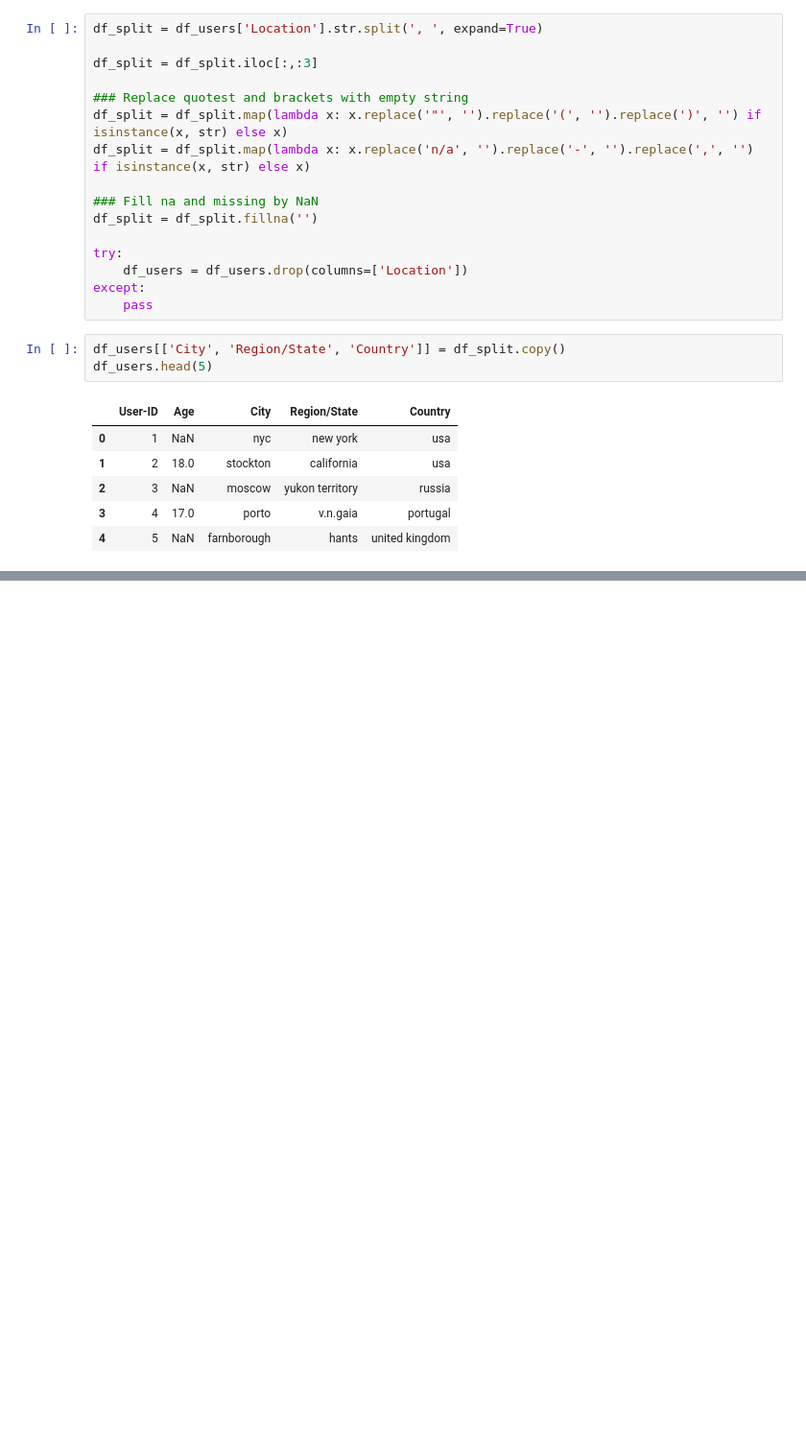
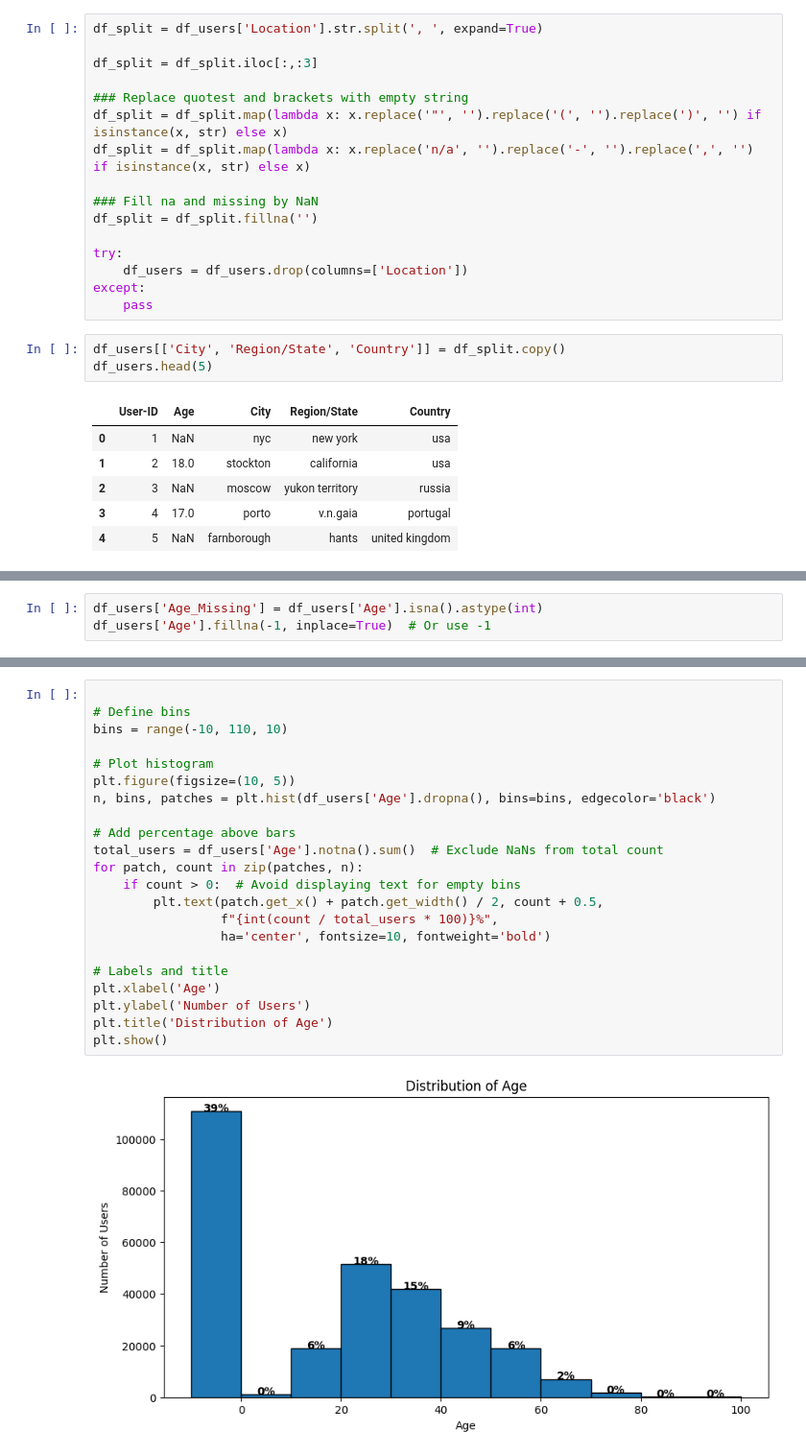
Before and after one commit to jtimko16/book-recommendation, a Jupyter notebook: notebooks/04. Prepare_data_for_model.ipynb, the cells around one changed output, grey strips where cells are left out. Shown at 96% size. Drawn from its saved outputs; the diff is of its cells as text; blank space fills up the shorter version.

```diff
--- a/notebooks/04. Prepare_data_for_model.ipynb
+++ b/notebooks/04. Prepare_data_for_model.ipynb
@@ -85,0 +78,3 @@ np.int64(278858)
+# %%
+df_users['Age_Missing'] = df_users['Age'].isna().astype(int)
+df_users['Age'].fillna(-1, inplace=True)  # Or use -1
@@ -85,0 +97,24 @@ np.int64(278858)
+# %%
+
+# Define bins
+bins = range(-10, 110, 10)
+
+# Plot histogram
+plt.figure(figsize=(10, 5))
+n, bins, patches = plt.hist(df_users['Age'].dropna(), bins=bins, edgecolor='black')
+
+# Add percentage above bars
+total_users = df_users['Age'].notna().sum()  # Exclude NaNs from total count
+for patch, count in zip(patches, n):
+    if count > 0:  # Avoid displaying text for empty bins
+        plt.text(patch.get_x() + patch.get_width() / 2, count + 0.5,
+                 f"{int(count / total_users * 100)}%",
+                 ha='center', fontsize=10, fontweight='bold')
+
+# Labels and title
+plt.xlabel('Age')
+plt.ylabel('Number of Users')
+plt.title('Distribution of Age')
+plt.show()
+# %% [output]
+[figure, added]
```
Also changed, not shown: parts of 4 cells of this notebook.
